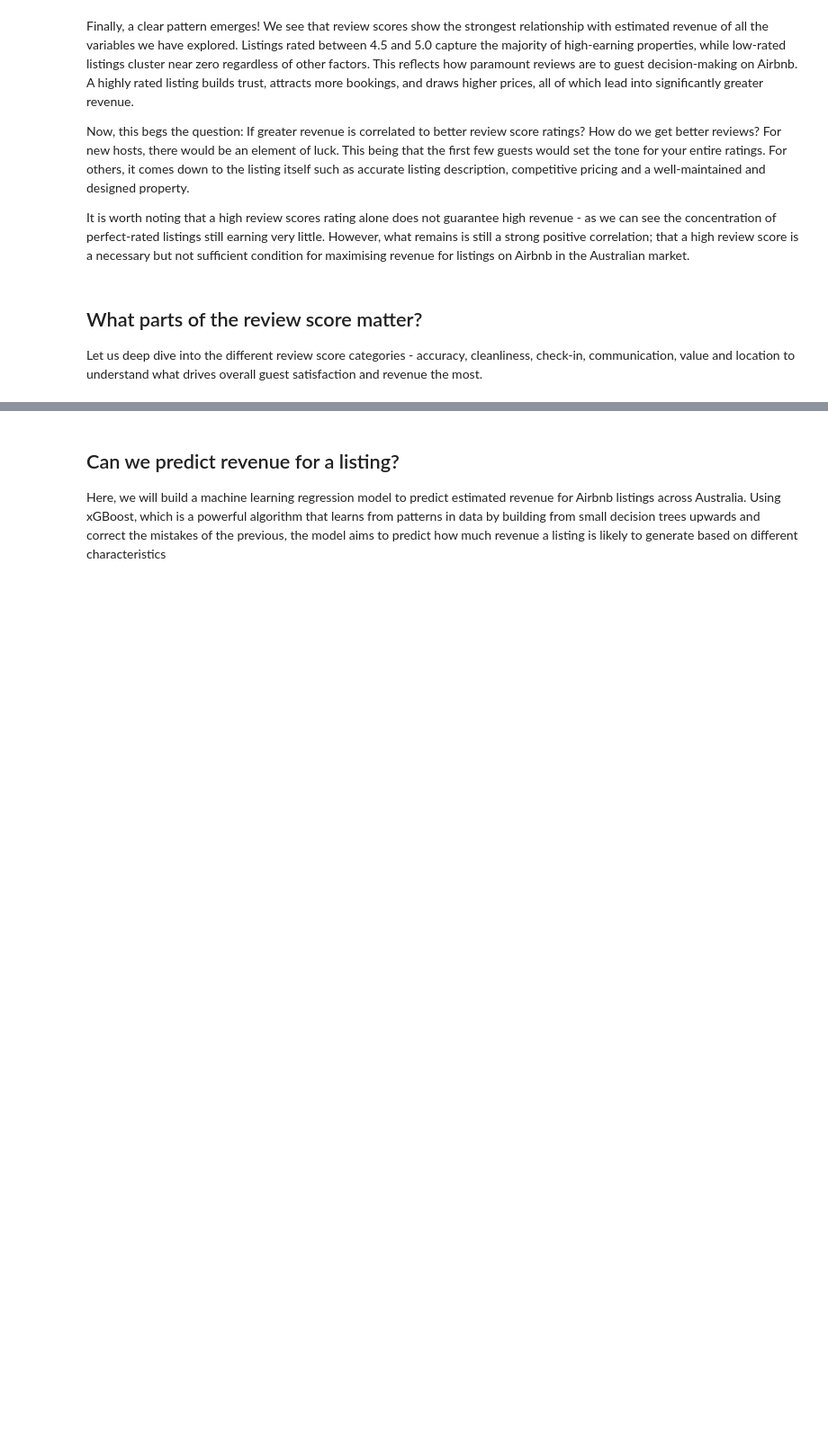
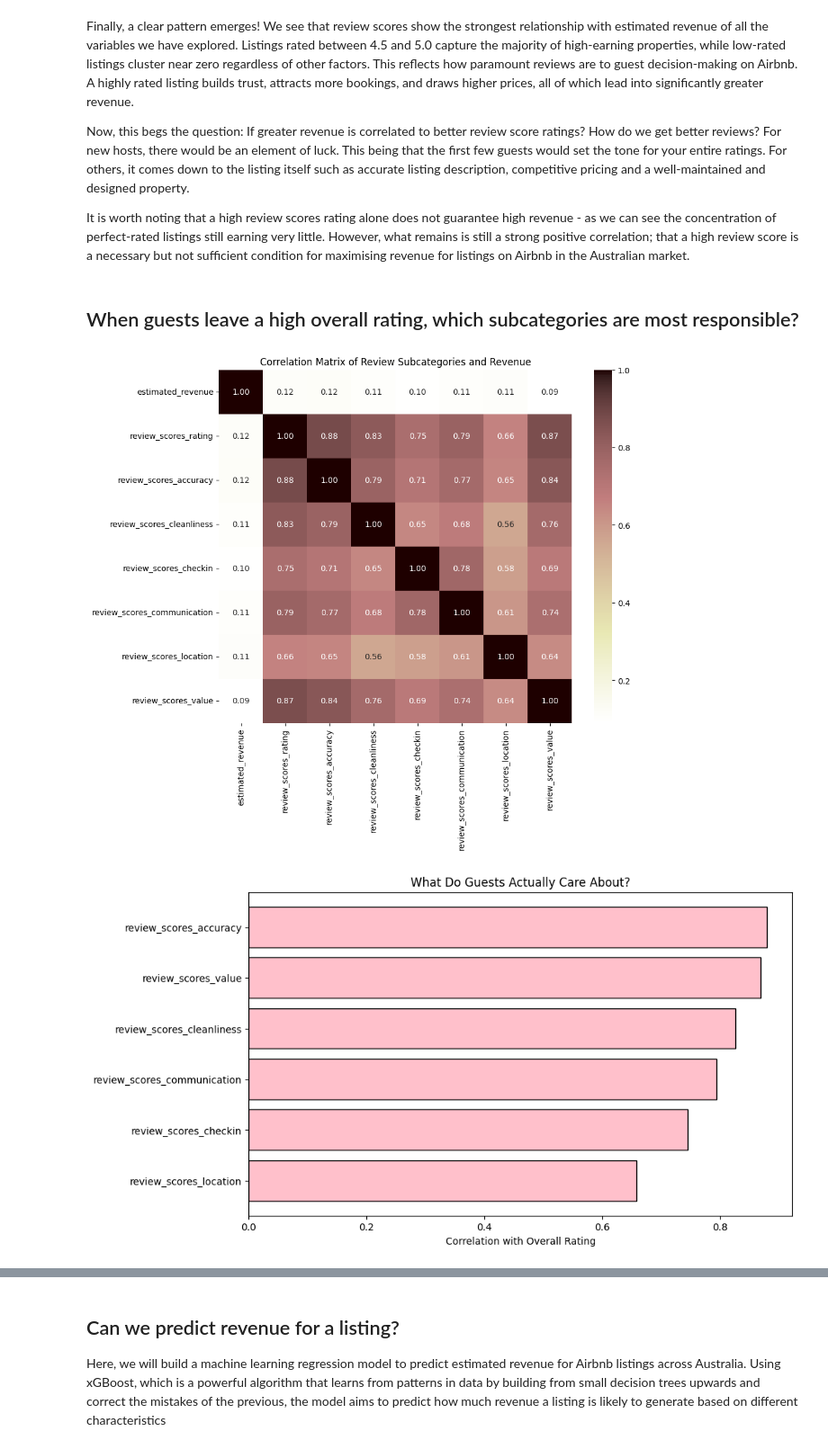
Before and after one commit to jxcksonli/airbnb-australia-price-analysis, a Jupyter notebook: airbnb-analysis.ipynb, the cells around one changed output, grey strips where cells are left out. Shown at 90% size. Saved outputs shown, nothing was run; the diff lists cells and outputs as text; code cells hidden in the pictures; blank space fills up the shorter version.

Commit message:
Add analysis on review scores

```diff
--- a/airbnb-analysis.ipynb
+++ b/airbnb-analysis.ipynb
@@ -284,6 +284,27 @@ Now, this begs the question: If greater revenue is correlated to better review s
 
 It is worth noting that a high review scores rating alone does not guarantee high revenue - as we can see the concentration of perfect-rated listings still earning very little. However, what remains is still a strong positive correlation; that a high review score is a necessary but not sufficient condition for maximising revenue for listings on Airbnb in the Australian market.
 # %% [markdown]
-## What parts of the review score matter?
-
-Let us deep dive into the different review score categories - accuracy, cleanliness, check-in, communication, value and location to understand what drives overall guest satisfaction and revenue the most.
+## When guests leave a high overall rating, which subcategories are most responsible?
+# %%
+reviews_combined = combined[['estimated_revenue', 'review_scores_rating', 'review_scores_accuracy', 'review_scores_cleanliness', 'review_scores_checkin', 'review_scores_communication', 'review_scores_location', 'review_scores_value']]
+reviews_combined.corr()
+
+plt.figure(figsize=(10, 8))
+sns.heatmap(reviews_combined.corr(), annot = True, fmt = '.2f', cmap = 'pink_r', square = True)
+plt.title('Correlation Matrix of Review Subcategories and Revenue')
+plt.show()
+
+
+different_reviews = ['review_scores_accuracy', 'review_scores_cleanliness', 'review_scores_checkin',
+               'review_scores_communication', 'review_scores_location', 'review_scores_value']
+
+correlations = reviews_combined[different_reviews].corrwith(reviews_combined['review_scores_rating']).sort_values(ascending=True)
+
+plt.figure(figsize=(10, 6))
+plt.barh(correlations.index, correlations.values, color = 'pink', edgecolor = 'black')
+plt.xlabel('Correlation with Overall Rating')
+plt.title('What Do Guests Actually Care About?')
+plt.show()
+# %% [output]
+[figure, added]
+[figure, added]
```
Also changed, not shown: parts of 2 cells of this notebook.
